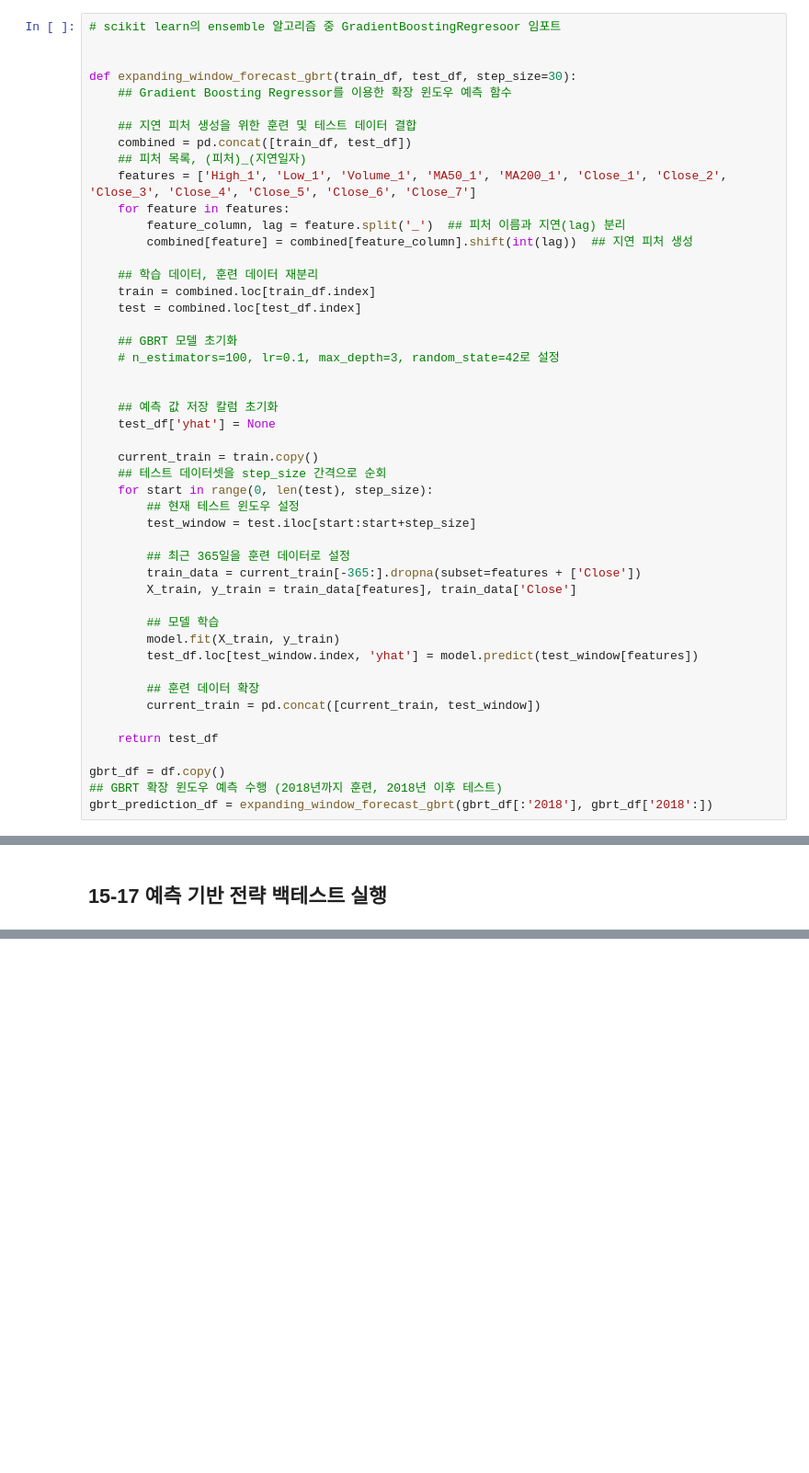
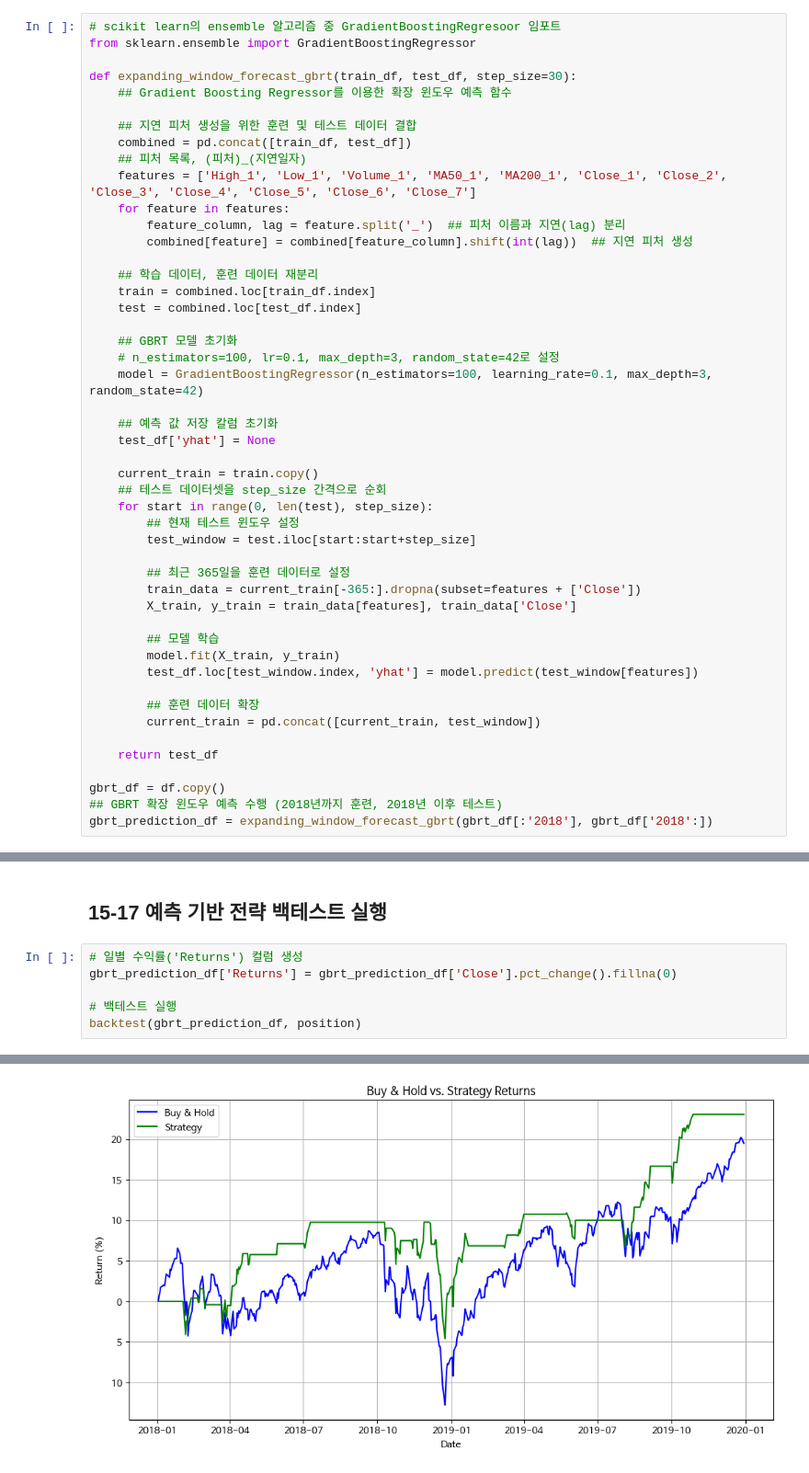
Before and after one commit to wikman96/Data-Analysis-with-Open-Source, a Jupyter notebook: 오픈소스_데이터_분석_15강.ipynb, the cells around one changed output, grey strips where cells are left out. Shown at 92% size. Saved outputs shown, nothing was run; the diff lists cells and outputs as text; blank space fills up the shorter version.

```diff
--- a/오픈소스_데이터_분석_15강.ipynb
+++ b/오픈소스_데이터_분석_15강.ipynb
@@ -394,7 +451,7 @@ plot_prediction(prophet_prediction_df, model='Prophet')
 ## 15-12 Gradient Boosting Regressor 예측
 # %%
 # scikit learn의 ensemble 알고리즘 중 GradientBoostingRegresoor 임포트
-
+from sklearn.ensemble import GradientBoostingRegressor
 
 def expanding_window_forecast_gbrt(train_df, test_df, step_size=30):
     ## Gradient Boosting Regressor를 이용한 확장 윈도우 예측 함수
@@ -413,7 +470,7 @@ def expanding_window_forecast_gbrt(train_df, test_df, step_size=30):
 
     ## GBRT 모델 초기화
     # n_estimators=100, lr=0.1, max_depth=3, random_state=42로 설정
-
+    model = GradientBoostingRegressor(n_estimators=100, learning_rate=0.1, max_depth=3, random_state=42)
 
     ## 예측 값 저장 칼럼 초기화
     test_df['yhat'] = None
@@ -480,2 +549,9 @@ position = make_and_plot_position(gbrt_prediction_df, buy, sell)
 # %% [markdown]
 ## 15-17 예측 기반 전략 백테스트 실행
+# %%
+# 일별 수익률('Returns') 컬럼 생성
+gbrt_prediction_df['Returns'] = gbrt_prediction_df['Close'].pct_change().fillna(0)
+
+# 백테스트 실행
+backtest(gbrt_prediction_df, position)
+# %% [output]
@@ -482,2 +565,3 @@ position = make_and_plot_position(gbrt_prediction_df, buy, sell)
+[figure, added]
 # %%
 backtest(gbrt_prediction_df, position)
```
Also changed, not shown: parts of 12 cells of this notebook.
